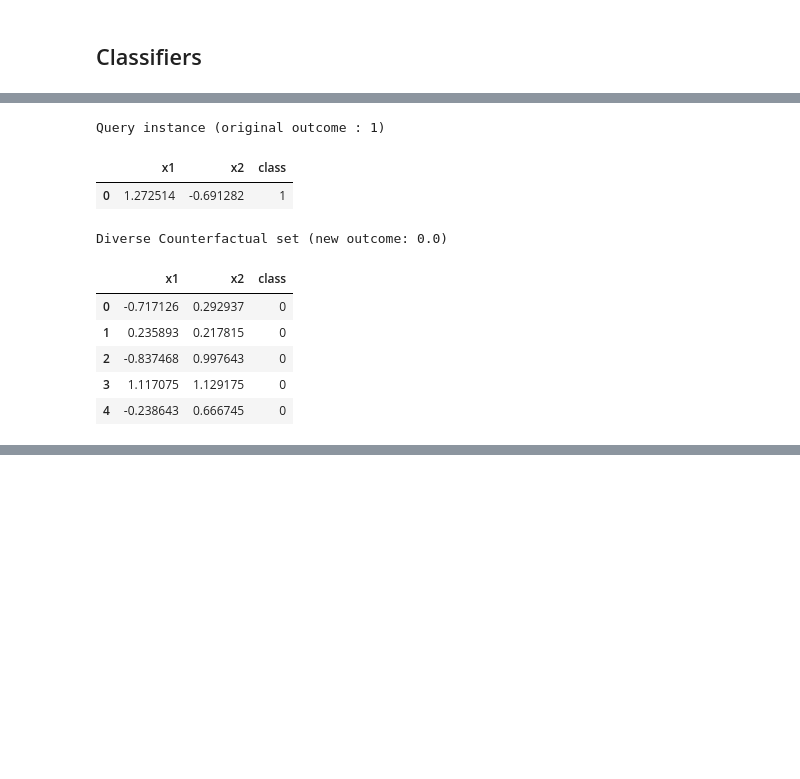
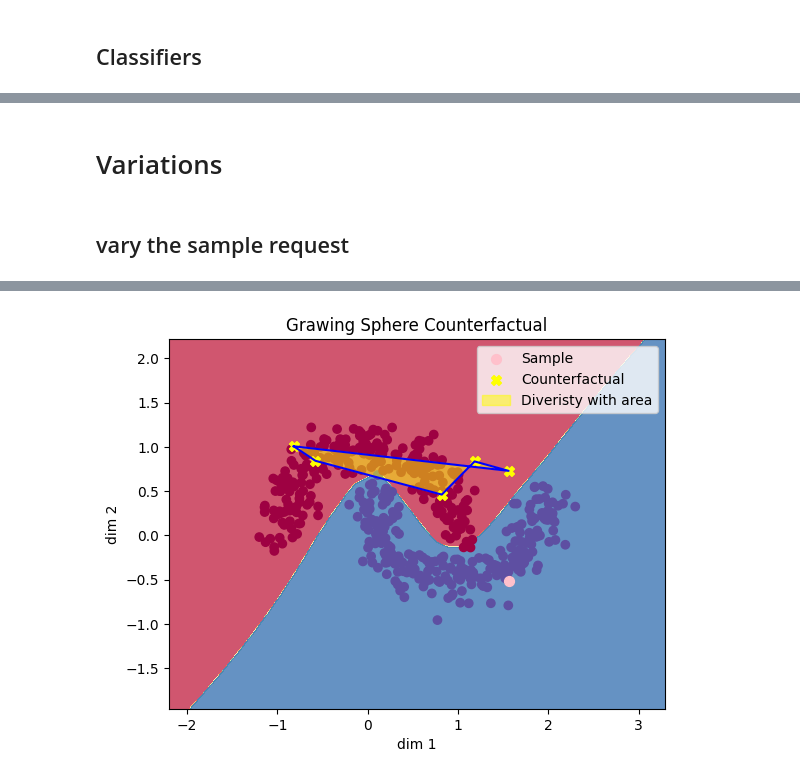
Before and after one commit to AmineYK/Explainable-Artificial-Intelligence, a Jupyter notebook: DiCE.ipynb, the cells around one changed output, grey strips where cells are left out. Saved outputs shown, nothing was run; the diff lists cells and outputs as text; code cells hidden in the pictures; blank space fills up the shorter version.

```diff
--- a/DiCE.ipynb
+++ b/DiCE.ipynb
@@ -73,21 +93,16 @@ data = dice_ml.Data(dataframe = df,continuous_features = ["x1","x2"],outcome_nam
 # %%
-import tensorflow as tf
-from tensorflow import keras
 
-# Charger vos données d'entraînement et de test (X_train, y_train, X_test, y_test)
-
-# Définir le modèle
-trained_classifier = keras.Sequential([
-    keras.layers.Input(shape=(2,)),  # Deux caractéristiques en entrée
-    keras.layers.Dense(5, activation='relu'),
-    keras.layers.Dense(1, activation='sigmoid')# Deux classes de sortie avec softmax
+NN_3 = keras.Sequential([
+    keras.layers.Input(shape=(2,)),
+    keras.layers.Dense(20, activation='tanh'),
+    keras.layers.Dense(17, activation='relu'),
+    keras.layers.Dense(6, activation='tanh'),
+    keras.layers.Dense(1, activation='sigmoid')
 ])
 
-# Compiler le modèle
-trained_classifier.compile(optimizer='adam',
-              loss='mse',  # Fonction de perte pour classification
-              metrics=['accuracy'])  # Métrique à surveiller pendant l'entraînement
+NN_3.compile(optimizer='adam',
+              loss='binary_crossentropy',
+              metrics=['accuracy'])
 
-# Entraîner le modèle
-trained_classifier.fit(X, y, epochs=100, batch_size=32)
+NN_3.fit(X, y, epochs=200, batch_size=100)
 # %% [output]
@@ -148,15 +184,20 @@ counterfactuals = explainer.generate_counterfactuals(
-# %%
-counterfactuals.visualize_as_dataframe()
-# %% [output]
-Query instance (original outcome : 1)
-|  | x1 | x2 | class |
-| 0 | 1.272514 | -0.691282 | 1 |
-Diverse Counterfactual set (new outcome: 0.0)
-|  | x1 | x2 | class |
-| 0 | -0.717126 | 0.292937 | 0 |
-| 1 | 0.235893 | 0.217815 | 0 |
-| 2 | -0.837468 | 0.997643 | 0 |
-| 3 | 1.117075 | 1.129175 | 0 |
-| 4 | -0.238643 | 0.666745 | 0 |
+# %% [markdown]
+# Variations
+# %% [markdown]
+## vary the sample request
 # %%
-enemies = counterfactuals.cf_examples_list[0].final_cfs_df
+trained_classifier = NN_3
+feature_names = ['x1','x2']
+sample_ind = 0
+total_CFs = 5
+proximity_weight = 0.8
+diversity_weight = 1.0
+
+enemies , preds = generate_counterfactual_samples(
+        trained_classifier,
+        X,y,feature_names,
+        sample_ind,
+        total_CFs,
+        proximity_weight,
+        diversity_weight)
+# %% [output]
@@ -162,0 +205 @@ enemies = counterfactuals.cf_examples_list[0].final_cfs_df
+[figure, added]
```
Also changed, not shown: parts of 34 cells of this notebook.
